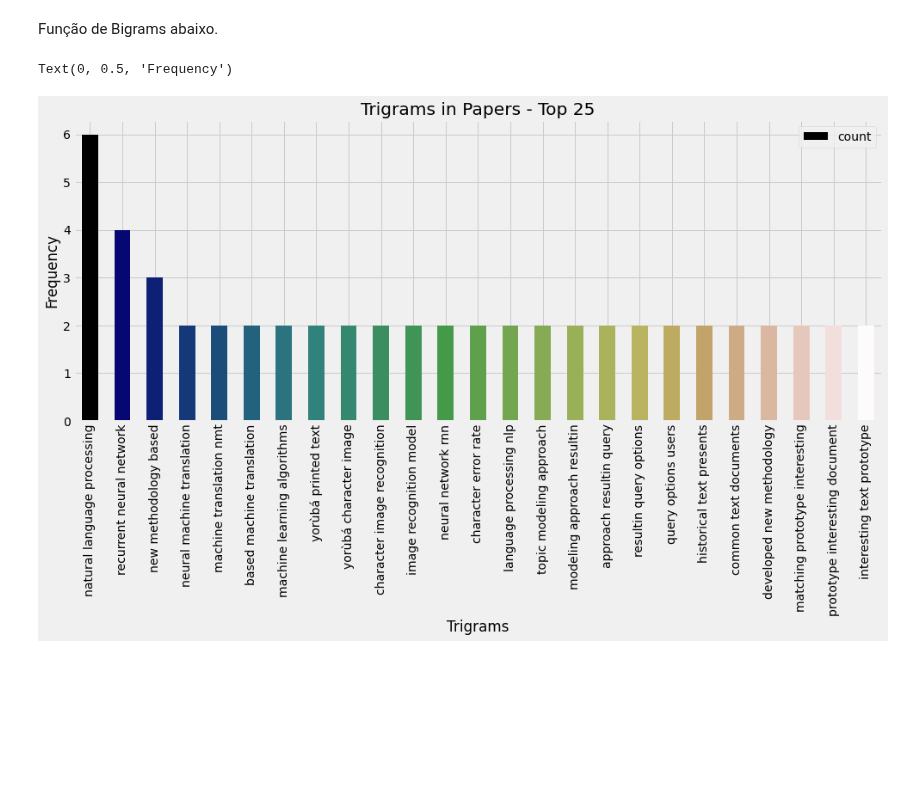
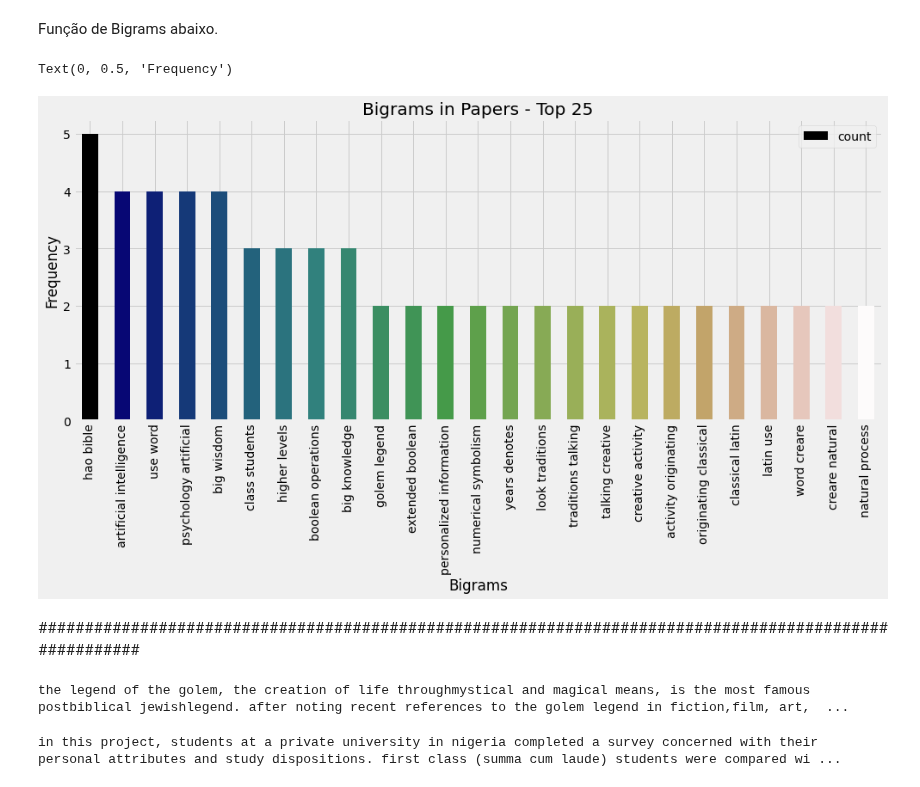
Before and after one commit to Bruno-cesar-dout/Versao_de_experimentos, a Jupyter notebook: Analise_de_frequencia_artigo_revisao.ipynb, the cells around one changed output. Drawn from its saved outputs; the diff is of its cells as text; code cells hidden in the pictures; blank space fills up the shorter version.

```diff
--- a/Analise_de_frequencia_artigo_revisao.ipynb
+++ b/Analise_de_frequencia_artigo_revisao.ipynb
@@ -397,7 +397,7 @@ df = pd.DataFrame(data, index=range(100, 135),columns=['Titulo', 'Paper'])
 Função de Bigrams abaixo.
 # %%
 def get_top_n_bigram(df, n=None):
- vec = CountVectorizer(ngram_range=(3, 3), stop_words=text.ENGLISH_STOP_WORDS.union(["community","tribe"])).fit(df)
+ vec = CountVectorizer(ngram_range=(2, 2), stop_words=text.ENGLISH_STOP_WORDS.union(["community","tribe"])).fit(df)
  bag_of_words = vec.transform(df)
  sum_words = bag_of_words.sum(axis=0)
  words_freq = [(word, sum_words[0, idx]) for word, idx in vec.vocabulary_.items()]
@@ -406,12 +406,14 @@ def get_top_n_bigram(df, n=None):
 # %%
  common_words = get_top_n_bigram(df['Paper'], 25)
  df_b = pd.DataFrame(common_words, columns = ['bigrams' , 'count'])
  plt.style.use('fivethirtyeight')
  color = plt.cm.gist_earth(np.linspace(0, 1, 25))
  df_b.plot(x='bigrams', y='count', kind='bar', figsize=(15, 6), color = color)
- plt.title("Trigrams in Papers - Top 25")
- plt.xlabel('Trigrams')
+ plt.title("Bigrams in Papers - Top 25")
+ plt.xlabel('Bigrams')
  plt.ylabel('Frequency')
 # %% [output]
 Text(0, 0.5, 'Frequency')
-[figure, old version]
+[figure, new version]
+# %% [markdown]
+#######################################################################################################
@@ -417,0 +422,4 @@ Text(0, 0.5, 'Frequency')
+# %%
+print(GOLEMS_IN_THE)
+# %% [output]
+the legend of the golem, the creation of life throughmystical and magical means, is the most famous postbiblical jewishlegend. after noting recent references to the golem legend in fiction,film, art,  ...
@@ -417,0 +428,4 @@ Text(0, 0.5, 'Frequency')
+# %%
+print(Learning_attributes)
+# %% [output]
+in this project, students at a private university in nigeria completed a survey concerned with their personal attributes and study dispositions. first class (summa cum laude) students were compared wi ...
```
Also changed, not shown: parts of 20 cells of this notebook.
